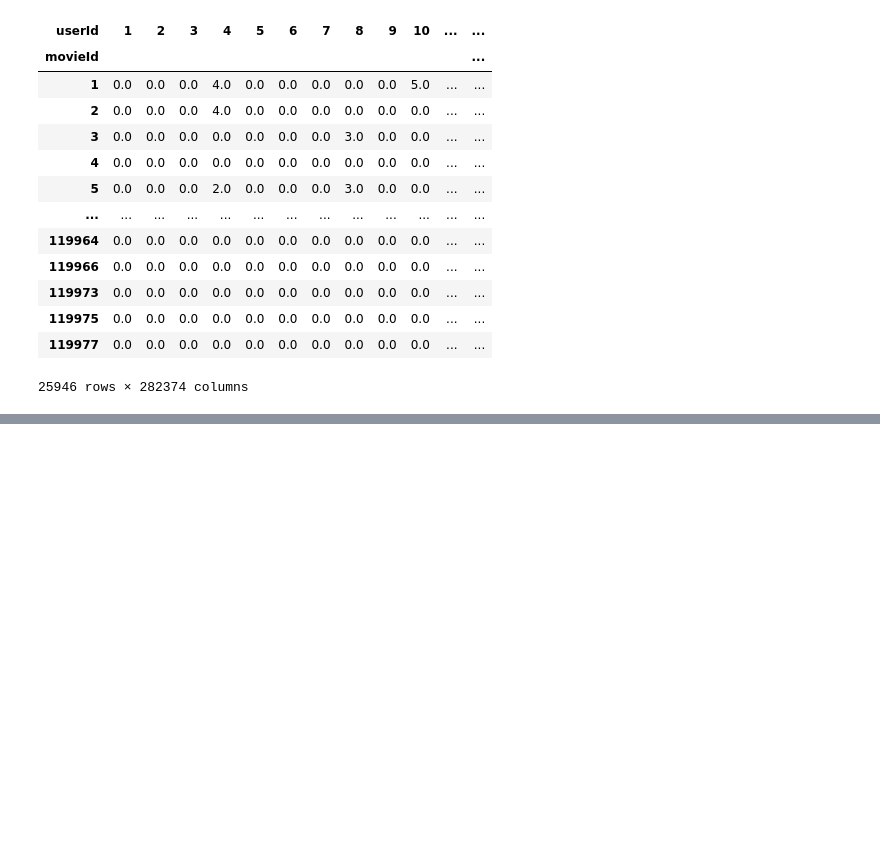
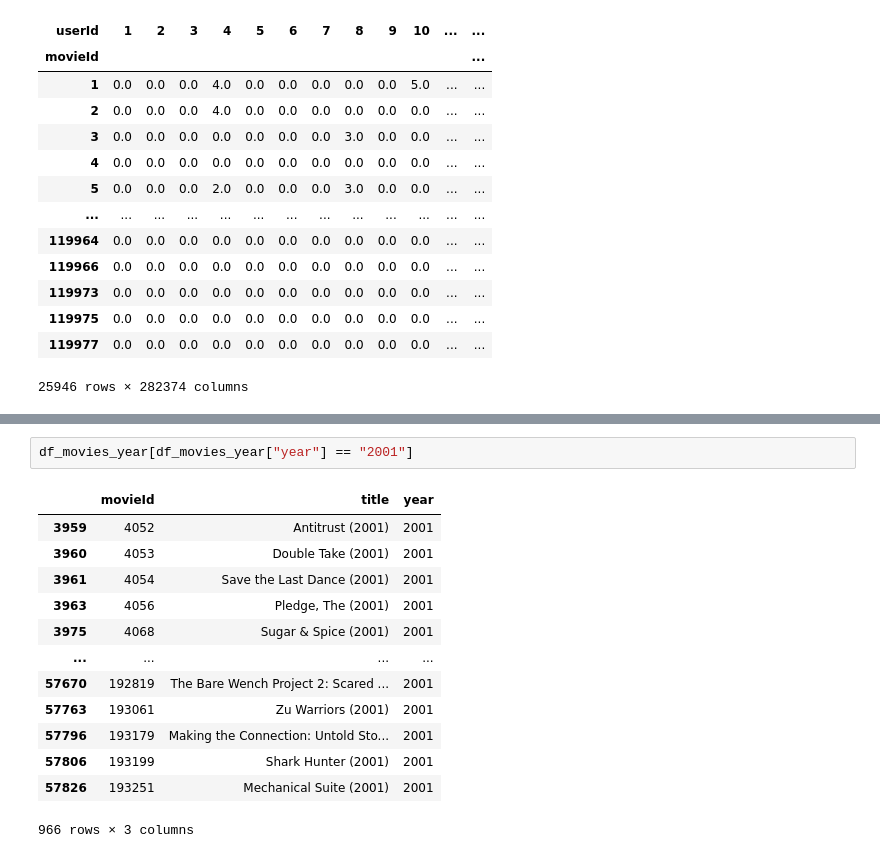
Before and after one commit to Canesp/Machine-learning-Philip-de-Canesie, a Jupyter notebook: Lab/recommend.ipynb, the cells around one changed output, grey strips where cells are left out. Cells and saved outputs as stored; diff of their text form; blank space fills up the shorter version.

```diff
--- a/Lab/recommend.ipynb
+++ b/Lab/recommend.ipynb
@@ -260,0 +337,16 @@ memory usage: 507.5 MB
+# %%
+df_movies_year[df_movies_year["year"] == "2001"]
+# %% [output]
+|  | movieId | title | year |
+| 3959 | 4052 | Antitrust (2001) | 2001 |
+| 3960 | 4053 | Double Take (2001) | 2001 |
+| 3961 | 4054 | Save the Last Dance (2001) | 2001 |
+| 3963 | 4056 | Pledge, The (2001) | 2001 |
+| 3975 | 4068 | Sugar & Spice (2001) | 2001 |
+| ... | ... | ... | ... |
+| 57670 | 192819 | The Bare Wench Project 2: Scared ... | 2001 |
+| 57763 | 193061 | Zu Warriors (2001) | 2001 |
+| 57796 | 193179 | Making the Connection: Untold Sto... | 2001 |
+| 57806 | 193199 | Shark Hunter (2001) | 2001 |
+| 57826 | 193251 | Mechanical Suite (2001) | 2001 |
+966 rows × 3 columns
```
Also changed, not shown: parts of 7 cells of this notebook, 3 other files.
